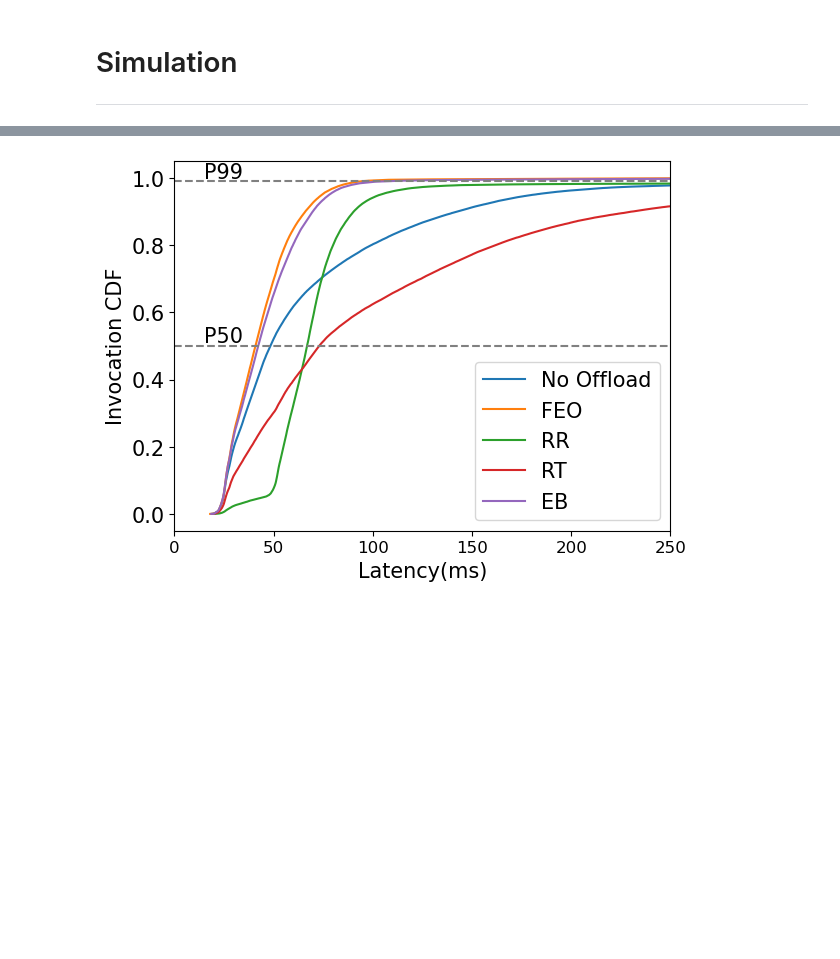
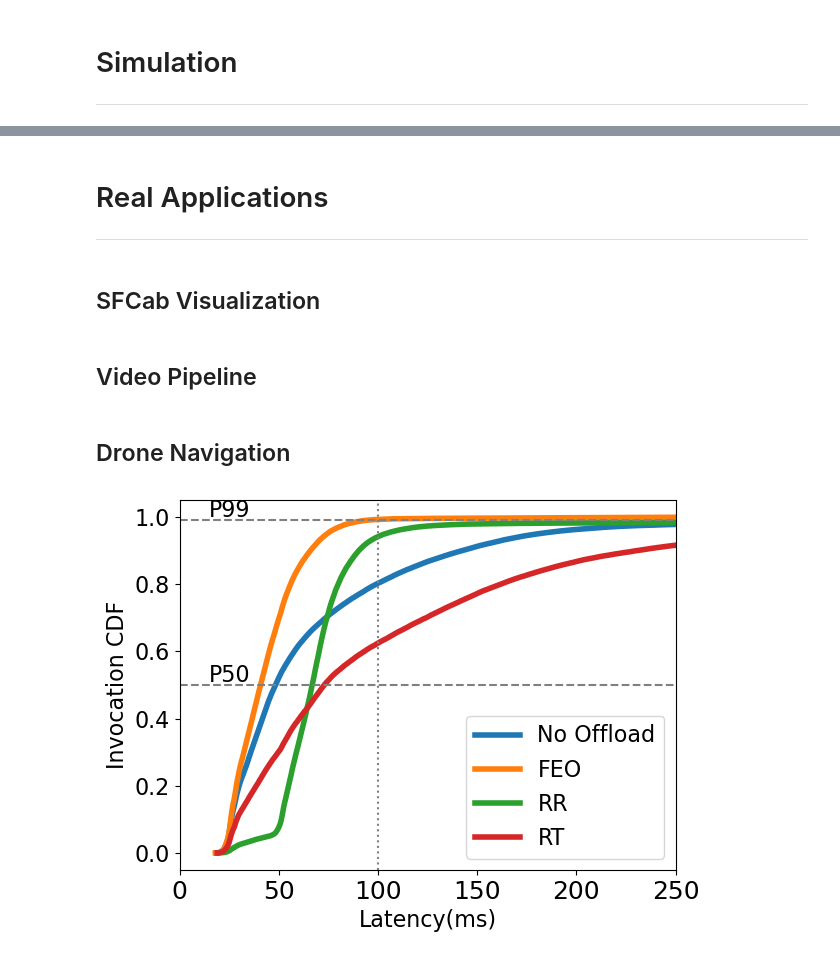
Before and after one commit to gt-epl/feo-notebooks, a Jupyter notebook: Paper.ipynb, the cells around one changed output, grey strips where cells are left out. Drawn from its saved outputs; the diff is of its cells as text; code cells hidden in the pictures; blank space fills up the shorter version.

```diff
--- a/Paper.ipynb
+++ b/Paper.ipynb
@@ -321,0 +321,18 @@ fig.savefig('/Users/anirudh/Workspace/fededge/paper/figs/simu-peerlats-eval.pdf'
+# %%
+def get_box(fn, **kwargs):
+    df = pd.read_csv(fn, header=None)
+    df['float_lat'] = df[0].apply(conv)
+    return df['float_lat']
+
+def conv(s):
+    idx = -1
+    for i,c in enumerate(s):
+        if c!='.' and not c.isnumeric():
+            idx = i
+            break
+    unit = s[idx:].strip()
+    num = float(s[:idx])
+    if unit =='s':
+        num=num*1000
+
+    return num
@@ -322,3 +384,12 @@ fig.savefig('/Users/anirudh/Workspace/fededge/paper/figs/simu-peerlats-eval.pdf'
+# %% [markdown]
+# Real Applications
+---
+# %% [markdown]
+## SFCab Visualization
+# %% [markdown]
+## Video Pipeline
+# %% [markdown]
+## Drone Navigation
 # %%
 
 def get_arr(path):
@@ -348,44 +419,61 @@ for i in sites:
     arrs.append(arr)
 base = np.hstack(arrs)
 plot_cdf(base, ax)
+yvals = group_by_pctls(base, pctls)
+# ax.plot(yvals[:-1], marker='v', color='C0')
 
 arrs = []
 for i in sites:
     arr = get_arr(f'../feodata/drone/debug/diffc-2c-test//federated/site{i}/drone_results/')
     arrs.append(arr)
 fed = np.hstack(arrs)
 plot_cdf(fed, ax)
+yvals = group_by_pctls(fed, pctls)
+# ax.plot(yvals[:-1], marker='v', color=polcols2['federated'])
+
+# arrs = []
+# for i in sites:
+#     arr = get_arr(f'../feodata/drone/debug/diffc-2c-test//epoch/site{i}/drone_results/')
+#     arrs.append(arr)
+# epoch = np.hstack(arrs)
+# plot_cdf(epoch, ax)
 
 arrs = []
 for i in sites:
     arr = get_arr(f'../feodata/drone/debug/diffc-2c-test//roundrobin/site{i}/drone_results/')
     arrs.append(arr)
 rr = np.hstack(arrs)
 plot_cdf(rr, ax)
 
 arrs = []
 for i in sites:
     arr = get_arr(f'../feodata/drone/debug/diffc-2c-test//roundrobinlatency/site{i}/drone_results/')
     arrs.append(arr)
 rt = np.hstack(arrs)
 plot_cdf(rt, ax)
+yvals = group_by_pctls(rt, pctls)
+# ax.plot(yvals[:-1], marker='v', color=polcols2['roundrobinlatency'])
 
-arrs = []
-for i in sites:
-    arr = get_arr(f'../feodata/drone/debug/diffc-2c-test//epoch/site{i}/drone_results/')
-    arrs.append(arr)
-epoch = np.hstack(arrs)
-plot_cdf(epoch, ax)
 
-ax.legend(['No Offload','FEO','RR','RT','EB'])
+
+# ax.legend(['No Offload','FEO','EB','RR','RT'])
+ax.legend(['No Offload','FEO','RR','RT'])
+ax.axvline(x=100, linestyle='dotted', color='gray')
+
+# ax.legend(['No Offload','FEDERATED','RTIME'])
+# ax.axhline(100, linestyle=':', color='black')
+# ax.set_xlabel('Percentiles')
+# ax.set_xticks(range(4))
+# ax.set_xticklabels(pctls[:-1])
+
 ax.set_xlim(0,250)
 ax.set_ylabel('Invocation CDF')
 ax.set_xlabel('Latency(ms)')
 
 ax.axhline(.99, linestyle='dashed', color='gray')
 ax.axhline(.50, linestyle='dashed', color='gray')
 ax.annotate('P99', (15,1))
 ax.annotate('P50', (15,.51))
 fig.savefig('../paper/figs/drone-eval.pdf', bbox_inches='tight')
 # %% [output]
-[figure, old version]
+[figure, new version]
```
Also changed, not shown: parts of 22 cells of this notebook, 5 other files.
